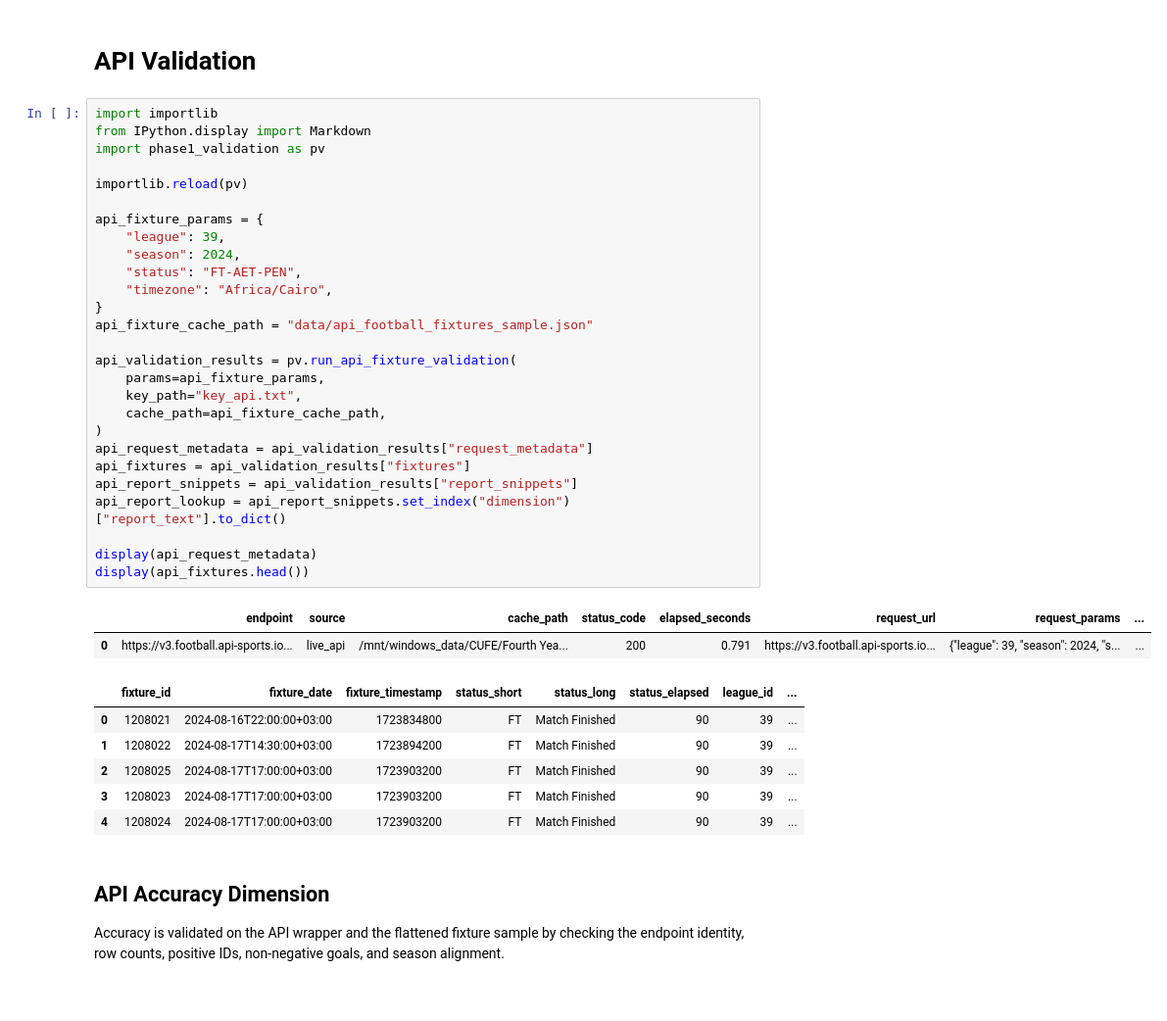
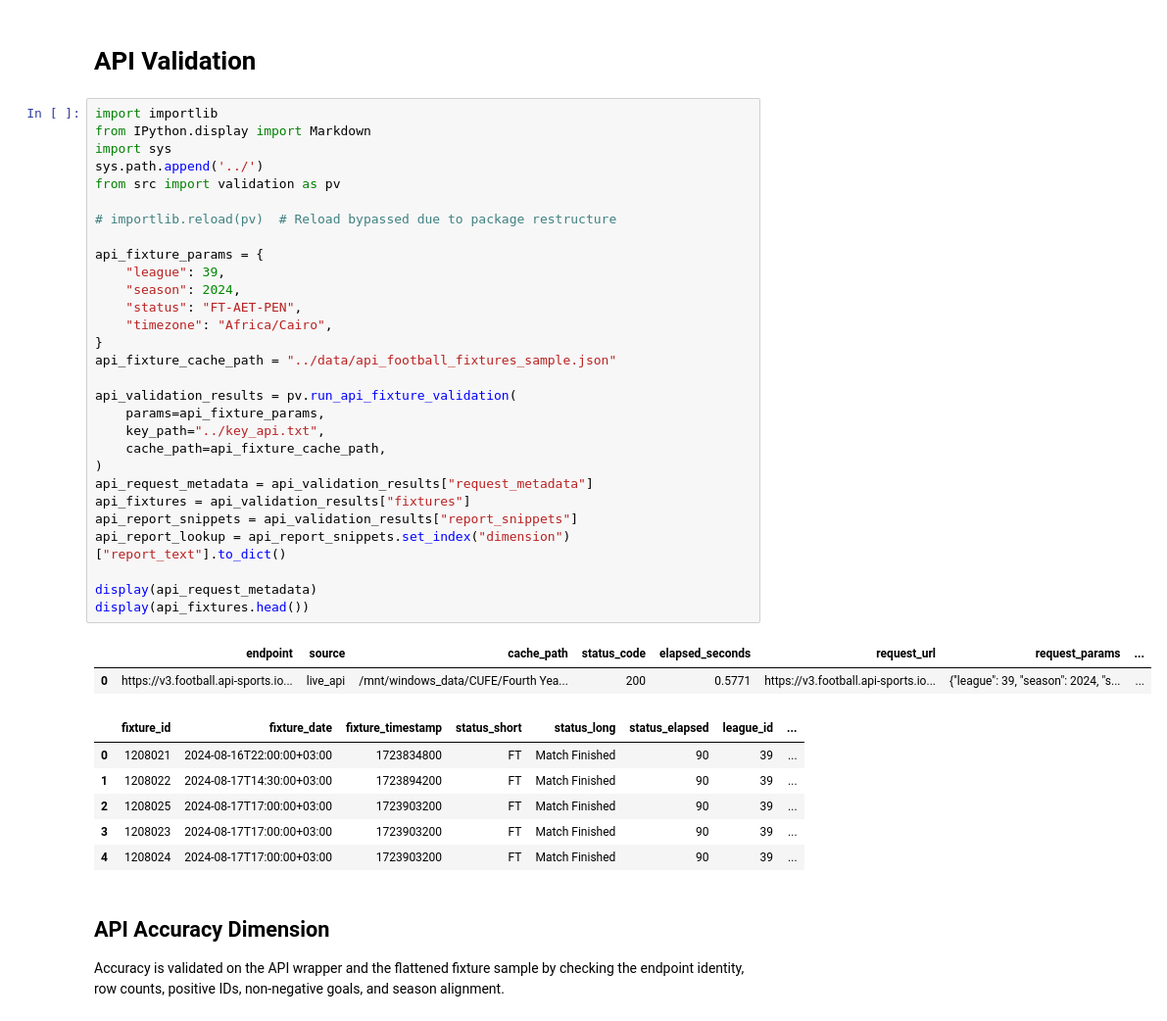
Before and after one commit to kirobaghdad/ScoutRadar, a Jupyter notebook: notebooks/DS_phase1.ipynb, the cells around one changed output. Shown at 98% size. Saved outputs shown, nothing was run; the diff lists cells and outputs as text.

Commit message:
reformatting phase 1!

```diff
--- a/notebooks/DS_phase1.ipynb
+++ b/notebooks/DS_phase1.ipynb
@@ -559,33 +575,35 @@ display(relationship_correlations)
 # %%
 import importlib
 from IPython.display import Markdown
-import phase1_validation as pv
+import sys
+sys.path.append('../')
+from src import validation as pv
 
-importlib.reload(pv)
+# importlib.reload(pv)  # Reload bypassed due to package restructure
 
 api_fixture_params = {
     "league": 39,
     "season": 2024,
     "status": "FT-AET-PEN",
     "timezone": "Africa/Cairo",
 }
-api_fixture_cache_path = "data/api_football_fixtures_sample.json"
+api_fixture_cache_path = "../data/api_football_fixtures_sample.json"
 
 api_validation_results = pv.run_api_fixture_validation(
     params=api_fixture_params,
-    key_path="key_api.txt",
+    key_path="../key_api.txt",
     cache_path=api_fixture_cache_path,
 )
 api_request_metadata = api_validation_results["request_metadata"]
 api_fixtures = api_validation_results["fixtures"]
 api_report_snippets = api_validation_results["report_snippets"]
 api_report_lookup = api_report_snippets.set_index("dimension")["report_text"].to_dict()
 
 display(api_request_metadata)
 display(api_fixtures.head())
 # %% [output]
 |  | endpoint | source | cache_path | status_code | elapsed_seconds | request_url | request_params | ... |
-| 0 | https://v3.football.api-sports.io... | live_api | /mnt/windows_data/CUFE/Fourth Yea... | 200 | 0.791 | https://v3.football.api-sports.io... | {"league": 39, "season": 2024, "s... | ... |
+| 0 | https://v3.football.api-sports.io... | live_api | /mnt/windows_data/CUFE/Fourth Yea... | 200 | 0.5771 | https://v3.football.api-sports.io... | {"league": 39, "season": 2024, "s... | ... |
 |  | fixture_id | fixture_date | fixture_timestamp | status_short | status_long | status_elapsed | league_id | ... |
 | 0 | 1208021 | 2024-08-16T22:00:00+03:00 | 1723834800 | FT | Match Finished | 90 | 39 | ... |
 | 1 | 1208022 | 2024-08-17T14:30:00+03:00 | 1723894200 | FT | Match Finished | 90 | 39 | ... |
```
Also changed, not shown: parts of 10 cells of this notebook, 9 other files.
